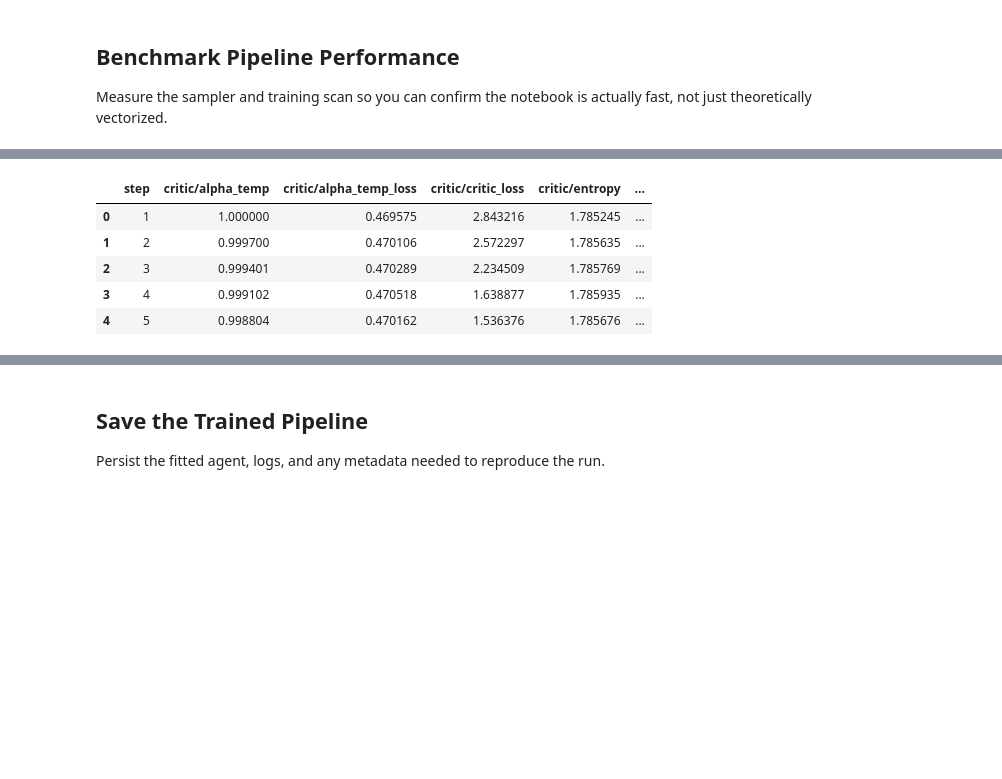
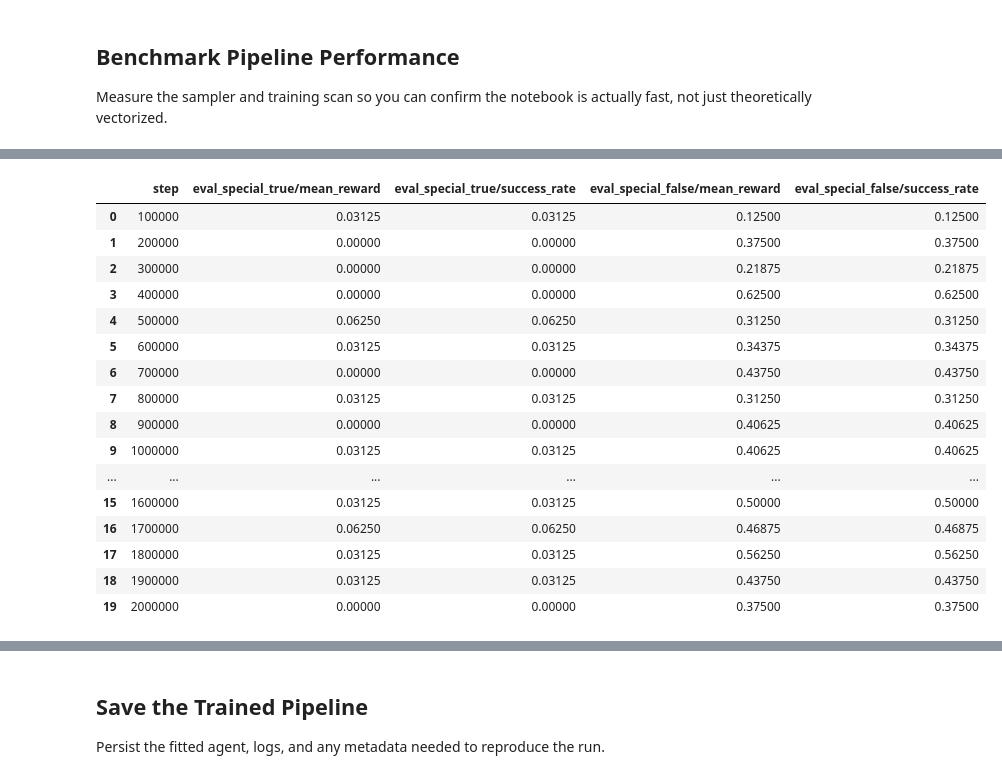
Before and after one commit to wladekpal/golden-standard, a Jupyter notebook: notebooks/fast_data_pipeline.ipynb, the cells around one changed output, grey strips where cells are left out. Drawn from its saved outputs; the diff is of its cells as text; code cells hidden in the pictures; blank space fills up the shorter version.

```diff
--- a/notebooks/fast_data_pipeline.ipynb
+++ b/notebooks/fast_data_pipeline.ipynb
@@ -44,13 +44,14 @@ from train import collect_data
 
 Set the dataset path, output directory, random seed, and runtime settings up front so the notebook is deterministic and easy to rerun.
 # %%
-DATASET_PATH = REPO_ROOT / "data" / "expert_default_4x4_2boxes_10000traj_parallel512_fixed100.npy"
+DATASET_PATH = REPO_ROOT / "data" / "expert_default_6x6_3boxes_10000traj_parallel512_fixed100.npy"
 OUTPUT_DIR = REPO_ROOT / "runs" / "fast_offline_dqn_pipeline"
 OUTPUT_DIR.mkdir(parents=True, exist_ok=True)
 
 SEED = 0
 BATCH_SIZE = 512
-NUM_UPDATES = 100_000
+NUM_UPDATES = 2_000_000
+NUM_EVAL_CHECKPOINTS = 20
 LOG_EVERY = 100
 EVAL_EVERY = 500
 NUM_EVAL_ENVS = 32
@@ -60,6 +61,11 @@ DISCOUNT = 0.99
 VALUE_P_CURGOAL = 0.2
 VALUE_P_TRAJGOAL = 0.5
 VALUE_P_RANDOMGOAL = 0.3
+GRID_SIZE = 6
+NUM_BOXES = 3
+EP_LEN = 100
+QUARTER_SIZE = 3
+AGENT_NAME = "gciql_search"
 
 np.random.seed(SEED)
 rng = np.random.default_rng(SEED)
@@ -464,18 +516,65 @@ for _ in range(50):
 _ = jax.tree_util.tree_map(lambda x: x.block_until_ready(), batch)
 sample_elapsed = time.perf_counter() - start
 
+# Train with 10 evaluation checkpoints across training.
+eval_steps = np.linspace(NUM_UPDATES // NUM_EVAL_CHECKPOINTS, NUM_UPDATES, NUM_EVAL_CHECKPOINTS, dtype=int)
+chunk_sizes = np.diff(np.concatenate(([0], eval_steps))).astype(int)
+
+chunk_fns = {}
+def run_train_chunk(agent, key, chunk_size: int):
+    if chunk_size not in chunk_fns:
+        @jax.jit
+        def _train_chunk(agent, key):
+            def step_fn(carry, _):
+                agent, key = carry
+                key, batch_key = jax.random.split(key)
+                batch = sample_batch_jax(
+                    batch_key,
+                    cache_jax,
+                    BATCH_SIZE,
+                    INPUT_REPRESENTATION,
+                    USE_TARGETS,
+                    value_p_curgoal=VALUE_P_CURGOAL,
+                    value_p_trajgoal=VALUE_P_TRAJGOAL,
+                    value_p_randomgoal=VALUE_P_RANDOMGOAL,
+                    discount=DISCOUNT,
+                )
+                agent, info = agent.update(batch)
+                return (agent, key), info
+
+            return jax.lax.scan(step_fn, (agent, key), xs=None, length=chunk_size)
+
+        chunk_fns[chunk_size] = _train_chunk
+
+    return chunk_fns[chunk_size](agent, key)
+
+final_agent = agent
 train_key = jax.random.PRNGKey(SEED + 3)
-train_fn = jax.jit(lambda agent, key: train_scan(agent, key))
+train_log_chunks = []
+eval_rows = []
+
 start = time.perf_counter()
-(final_agent, _), train_logs = train_fn(agent, train_key)
-train_logs = jax.tree_util.tree_map(lambda x: x.block_until_ready(), train_logs)
+for checkpoint_step, chunk_size in zip(eval_steps, chunk_sizes):
+    (final_agent, train_key), chunk_logs = run_train_chunk(final_agent, train_key, int(chunk_size))
+    chunk_logs = jax.tree_util.tree_map(lambda x: x.block_until_ready(), chunk_logs)
+    chunk_logs = jax.device_get(chunk_logs)
+    train_log_chunks.append(chunk_logs)
+
+    eval_metrics = evaluate_policy_both(final_agent, jax.random.PRNGKey(SEED + 30_000 + int(checkpoint_step)))
+    eval_rows.append({"step": int(checkpoint_step), **eval_metrics})
+
 train_elapsed = time.perf_counter() - start
 
+# Concatenate chunk logs so downstream cells keep the same interface as before.
+train_logs = {
+    key: np.concatenate([chunk[key] for chunk in train_log_chunks], axis=0)
+    for key in train_log_chunks[0].keys()
+}
+eval_log_df = pd.DataFrame(eval_rows)
+
 print(f"Sample batch time for 50 batches: {sample_elapsed:.3f}s")
-print(f"Training scan time for {NUM_UPDATES} updates: {train_elapsed:.3f}s")
+print(f"Training time for {NUM_UPDATES} updates: {train_elapsed:.3f}s")
 print(f"Updates/sec: {NUM_UPDATES / train_elapsed:.1f}")
-
-train_log_df = pd.DataFrame(jax.device_get(train_logs))
-train_log_df.insert(0, "step", np.arange(1, len(train_log_df) + 1))
-display(train_log_df.head())
+print(f"Completed evaluations: {len(eval_log_df)}")
+display(eval_log_df)
 # %% [output]
@@ -485,6 +585,17 @@ Updates/sec: 2839.5
-|  | step | critic/alpha_temp | critic/alpha_temp_loss | critic/critic_loss | critic/entropy | ... |
-| 0 | 1 | 1.000000 | 0.469575 | 2.843216 | 1.785245 | ... |
-| 1 | 2 | 0.999700 | 0.470106 | 2.572297 | 1.785635 | ... |
-| 2 | 3 | 0.999401 | 0.470289 | 2.234509 | 1.785769 | ... |
-| 3 | 4 | 0.999102 | 0.470518 | 1.638877 | 1.785935 | ... |
-| 4 | 5 | 0.998804 | 0.470162 | 1.536376 | 1.785676 | ... |
+|  | step | eval_special_true/mean_reward | eval_special_true/success_rate | eval_special_false/mean_reward | eval_special_false/success_rate |
+| 0 | 100000 | 0.03125 | 0.03125 | 0.12500 | 0.12500 |
+| 1 | 200000 | 0.00000 | 0.00000 | 0.37500 | 0.37500 |
+| 2 | 300000 | 0.00000 | 0.00000 | 0.21875 | 0.21875 |
+| 3 | 400000 | 0.00000 | 0.00000 | 0.62500 | 0.62500 |
+| 4 | 500000 | 0.06250 | 0.06250 | 0.31250 | 0.31250 |
+| 5 | 600000 | 0.03125 | 0.03125 | 0.34375 | 0.34375 |
+| 6 | 700000 | 0.00000 | 0.00000 | 0.43750 | 0.43750 |
+| 7 | 800000 | 0.03125 | 0.03125 | 0.31250 | 0.31250 |
+| 8 | 900000 | 0.00000 | 0.00000 | 0.40625 | 0.40625 |
+| 9 | 1000000 | 0.03125 | 0.03125 | 0.40625 | 0.40625 |
+| ... | ... | ... | ... | ... | ... |
+| 15 | 1600000 | 0.03125 | 0.03125 | 0.50000 | 0.50000 |
+| 16 | 1700000 | 0.06250 | 0.06250 | 0.46875 | 0.46875 |
+| 17 | 1800000 | 0.03125 | 0.03125 | 0.56250 | 0.56250 |
+| 18 | 1900000 | 0.03125 | 0.03125 | 0.43750 | 0.43750 |
+| 19 | 2000000 | 0.00000 | 0.00000 | 0.37500 | 0.37500 |
```
Also changed, not shown: parts of 13 cells of this notebook.
